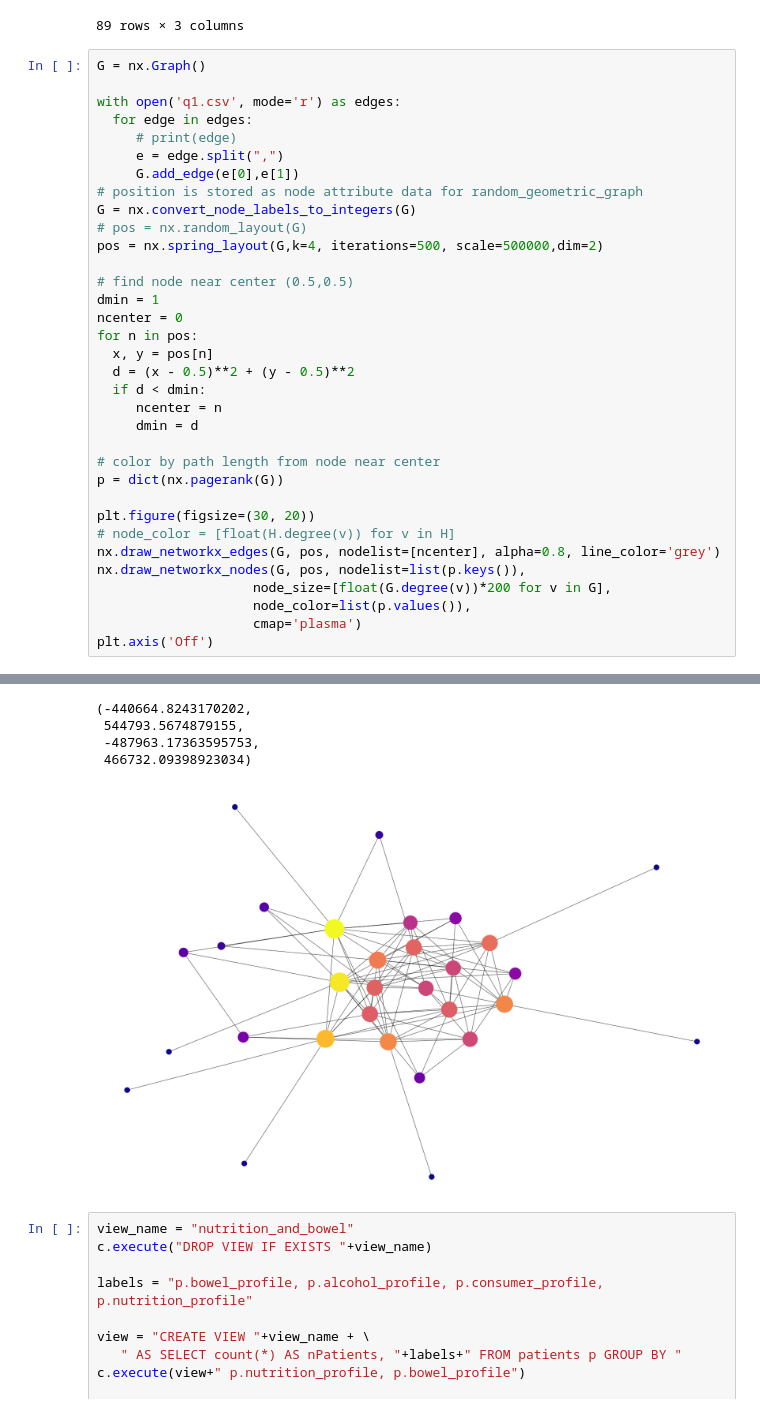
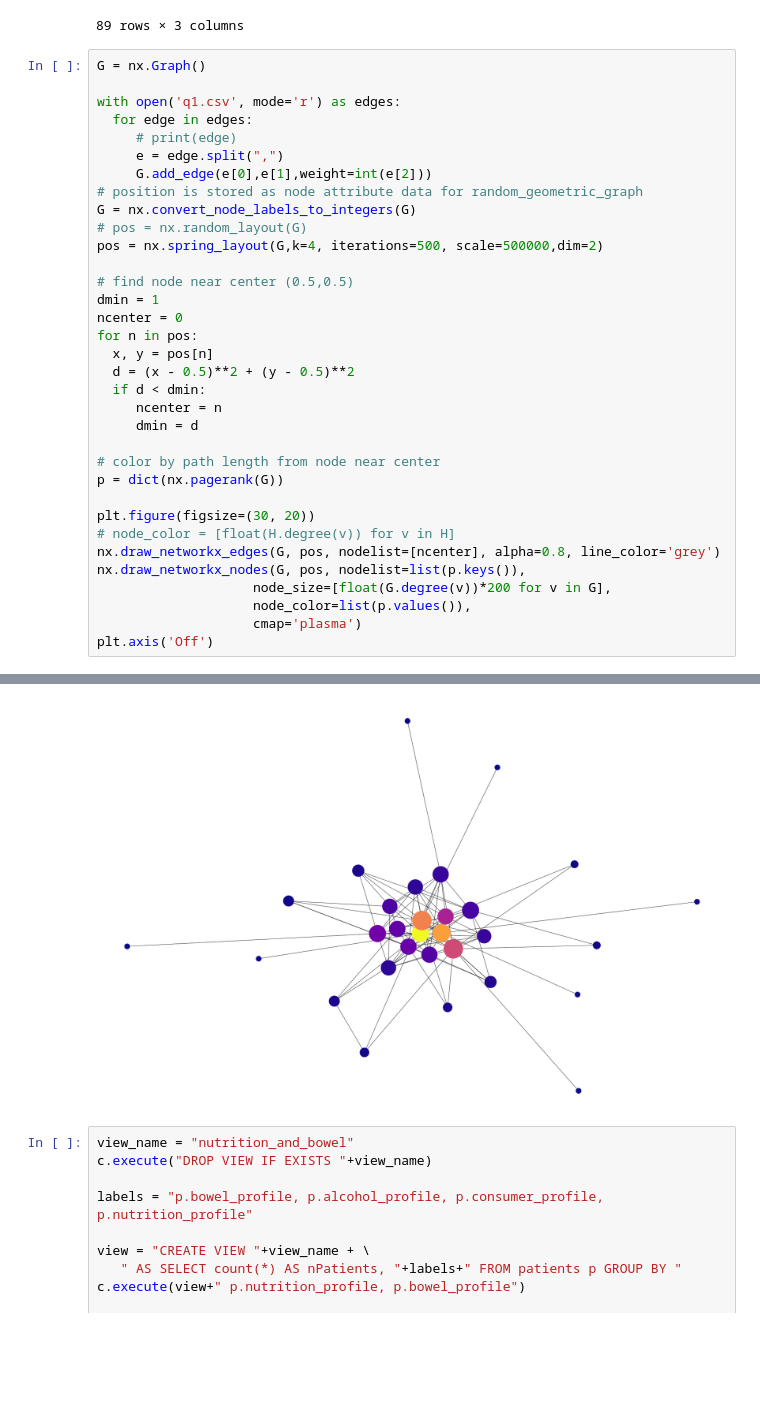
Before and after one commit to Trindad/digestive-diseases, a Jupyter notebook: network/network.ipynb, the cells around one changed output, grey strips where cells are left out. Drawn from its saved outputs; the diff is of its cells as text; blank space fills up the shorter version.

```diff
--- a/network/network.ipynb
+++ b/network/network.ipynb
@@ -464,7 +464,7 @@ with open('q1.csv', mode='r') as edges:
   for edge in edges:
      # print(edge)
      e = edge.split(",")
-     G.add_edge(e[0],e[1])
+     G.add_edge(e[0],e[1],weight=int(e[2]))
 # position is stored as node attribute data for random_geometric_graph
 G = nx.convert_node_labels_to_integers(G)
 # pos = nx.random_layout(G)
@@ -499,8 +496,4 @@ The is_numlike function was deprecated in Matplotlib 3.0 and will be removed in
-(-440664.8243170202,
- 544793.5674879155,
- -487963.17363595753,
- 466732.09398923034)
-[figure, old version]
+[figure, new version]
 # %%
 view_name = "nutrition_and_bowel"
 c.execute("DROP VIEW IF EXISTS "+view_name)
```
Also changed, not shown: parts of 9 cells of this notebook.
